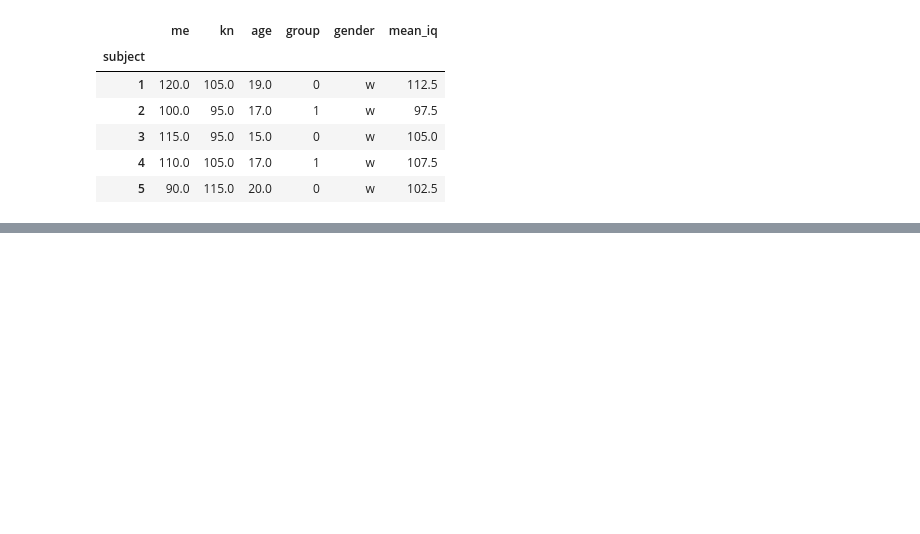
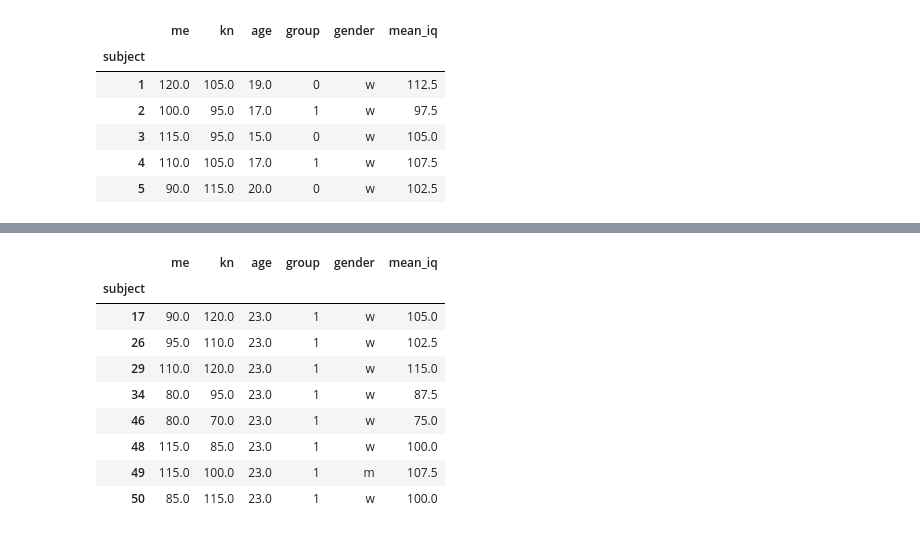
Before and after one commit to mrenke/numrisk, a Jupyter notebook: numrisk/prepare/demographics_IQ_balanceGroups.ipynb, the cells around one changed output, grey strips where cells are left out. Cells and saved outputs as stored; diff of their text form; code cells hidden in the pictures; blank space fills up the shorter version.

```diff
--- a/numrisk/prepare/demographics_IQ_balanceGroups.ipynb
+++ b/numrisk/prepare/demographics_IQ_balanceGroups.ipynb
@@ -141 +170,14 @@ sns.lmplot(data=df_comb.reset_index(), x='subject',y='me',hue='group',fit_reg=Fa
+# %%
+df_comb[df_comb['age']==23]
+# %% [output]
+|  | me | kn | age | group | gender | mean_iq |
+| subject |  |  |  |  |  |  |
+| 17 | 90.0 | 120.0 | 23.0 | 1 | w | 105.0 |
+| 26 | 95.0 | 110.0 | 23.0 | 1 | w | 102.5 |
+| 29 | 110.0 | 120.0 | 23.0 | 1 | w | 115.0 |
+| 34 | 80.0 | 95.0 | 23.0 | 1 | w | 87.5 |
+| 46 | 80.0 | 70.0 | 23.0 | 1 | w | 75.0 |
+| 48 | 115.0 | 85.0 | 23.0 | 1 | w | 100.0 |
+| 49 | 115.0 | 100.0 | 23.0 | 1 | m | 107.5 |
+| 50 | 85.0 | 115.0 | 23.0 | 1 | w | 100.0 |
 # %%
```
Also changed, not shown: parts of 9 cells of this notebook, 5 other files.
